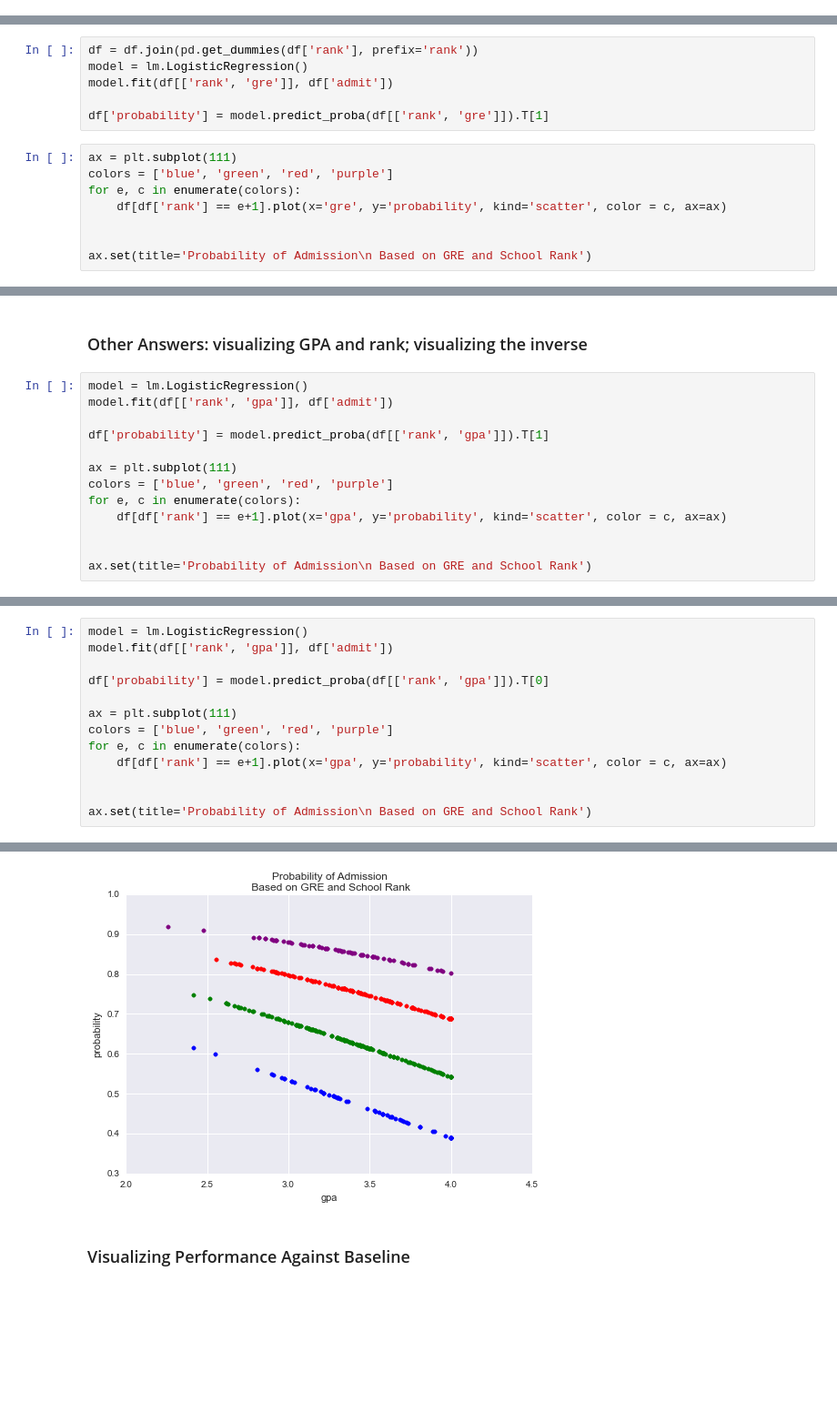
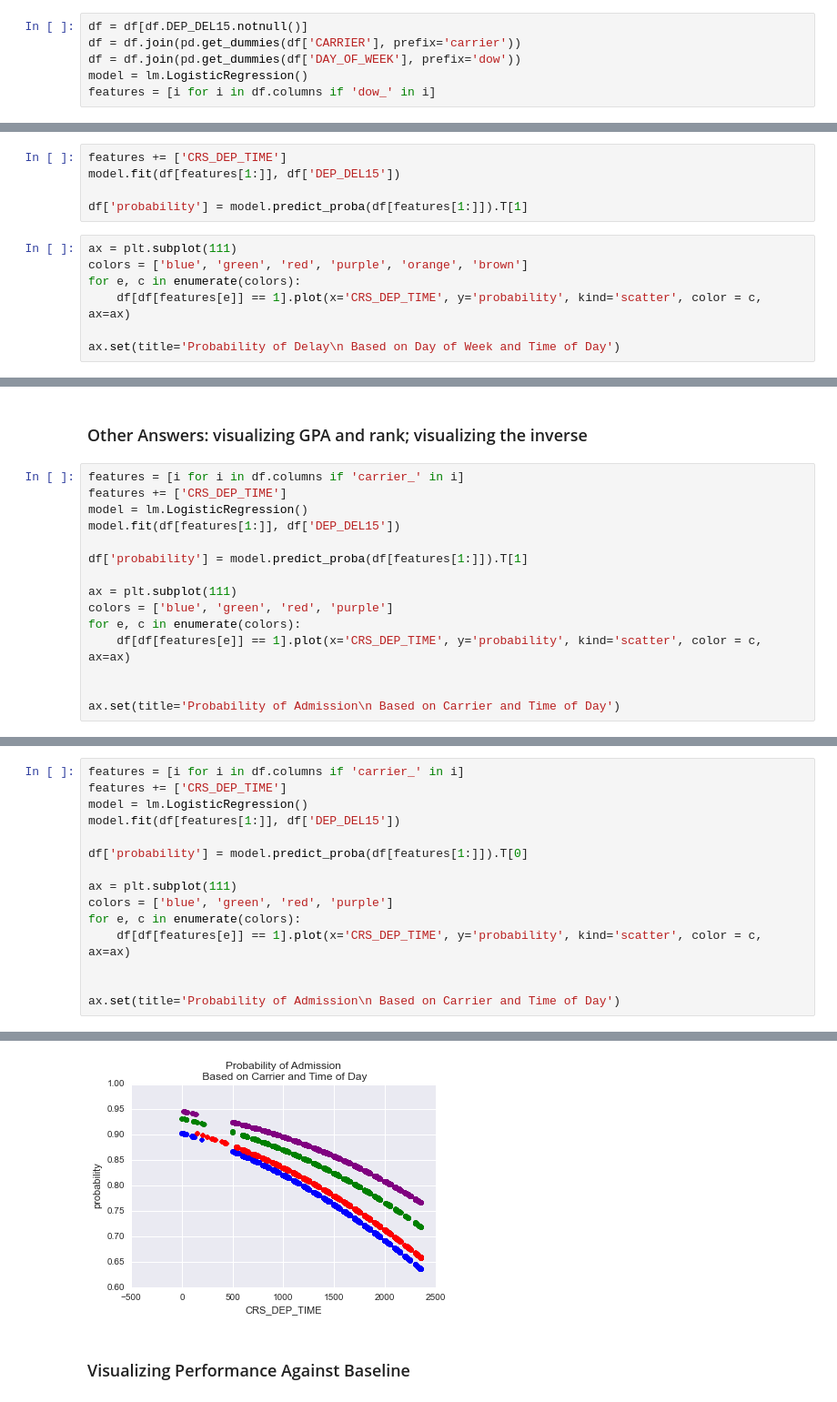
Before and after one commit to eflautt/ga-data-science, a Jupyter notebook: lessons/lesson-10/code/solution-code/solution-code-10.ipynb, the cells around one changed output, grey strips where cells are left out. Shown at 91% size. Cells and saved outputs as stored; diff of their text form; blank space fills up the shorter version.

```diff
--- a/lessons/lesson-10/code/solution-code/solution-code-10.ipynb
+++ b/lessons/lesson-10/code/solution-code/solution-code-10.ipynb
@@ -32,0 +34,6 @@ df.head()
+# %%
+df = df[df.DEP_DEL15.notnull()]
+df = df.join(pd.get_dummies(df['CARRIER'], prefix='carrier'))
+df = df.join(pd.get_dummies(df['DAY_OF_WEEK'], prefix='dow'))
+model = lm.LogisticRegression()
+features = [i for i in df.columns if 'dow_' in i]
@@ -33,16 +44,14 @@ df.head()
 # %%
-df = df.join(pd.get_dummies(df['rank'], prefix='rank'))
-model = lm.LogisticRegression()
-model.fit(df[['rank', 'gre']], df['admit'])
+features += ['CRS_DEP_TIME']
+model.fit(df[features[1:]], df['DEP_DEL15'])
 
-df['probability'] = model.predict_proba(df[['rank', 'gre']]).T[1]
+df['probability'] = model.predict_proba(df[features[1:]]).T[1]
 # %%
 ax = plt.subplot(111)
-colors = ['blue', 'green', 'red', 'purple']
+colors = ['blue', 'green', 'red', 'purple', 'orange', 'brown']
 for e, c in enumerate(colors):
-    df[df['rank'] == e+1].plot(x='gre', y='probability', kind='scatter', color = c, ax=ax)
+    df[df[features[e]] == 1].plot(x='CRS_DEP_TIME', y='probability', kind='scatter', color = c, ax=ax)
 
-
-ax.set(title='Probability of Admission\n Based on GRE and School Rank')
+ax.set(title='Probability of Delay\n Based on Day of Week and Time of Day')
 # %% [output]
 [<matplotlib.text.Text at 0x...>]
@@ -50,17 +59,19 @@ ax.set(title='Probability of Admission\n Based on GRE and School Rank')
 # %% [markdown]
 ### Other Answers: visualizing GPA and rank; visualizing the inverse
 # %%
+features = [i for i in df.columns if 'carrier_' in i]
+features += ['CRS_DEP_TIME']
 model = lm.LogisticRegression()
-model.fit(df[['rank', 'gpa']], df['admit'])
+model.fit(df[features[1:]], df['DEP_DEL15'])
 
-df['probability'] = model.predict_proba(df[['rank', 'gpa']]).T[1]
+df['probability'] = model.predict_proba(df[features[1:]]).T[1]
 
 ax = plt.subplot(111)
 colors = ['blue', 'green', 'red', 'purple']
 for e, c in enumerate(colors):
-    df[df['rank'] == e+1].plot(x='gpa', y='probability', kind='scatter', color = c, ax=ax)
+    df[df[features[e]] == 1].plot(x='CRS_DEP_TIME', y='probability', kind='scatter', color = c, ax=ax)
 
 
-ax.set(title='Probability of Admission\n Based on GRE and School Rank')
+ax.set(title='Probability of Admission\n Based on Carrier and Time of Day')
 # %% [output]
 [<matplotlib.text.Text at 0x...>]
@@ -68,19 +79,21 @@ ax.set(title='Probability of Admission\n Based on GRE and School Rank')
 # %%
+features = [i for i in df.columns if 'carrier_' in i]
+features += ['CRS_DEP_TIME']
 model = lm.LogisticRegression()
-model.fit(df[['rank', 'gpa']], df['admit'])
+model.fit(df[features[1:]], df['DEP_DEL15'])
 
-df['probability'] = model.predict_proba(df[['rank', 'gpa']]).T[0]
+df['probability'] = model.predict_proba(df[features[1:]]).T[0]
 
 ax = plt.subplot(111)
 colors = ['blue', 'green', 'red', 'purple']
 for e, c in enumerate(colors):
-    df[df['rank'] == e+1].plot(x='gpa', y='probability', kind='scatter', color = c, ax=ax)
+    df[df[features[e]] == 1].plot(x='CRS_DEP_TIME', y='probability', kind='scatter', color = c, ax=ax)
 
 
-ax.set(title='Probability of Admission\n Based on GRE and School Rank')
+ax.set(title='Probability of Admission\n Based on Carrier and Time of Day')
 # %% [output]
 [<matplotlib.text.Text at 0x...>]
-[figure, old version]
+[figure, new version]
 # %% [markdown]
 ### Visualizing Performance Against Baseline
 # %% [markdown]
```
Also changed, not shown: parts of 10 cells of this notebook.
